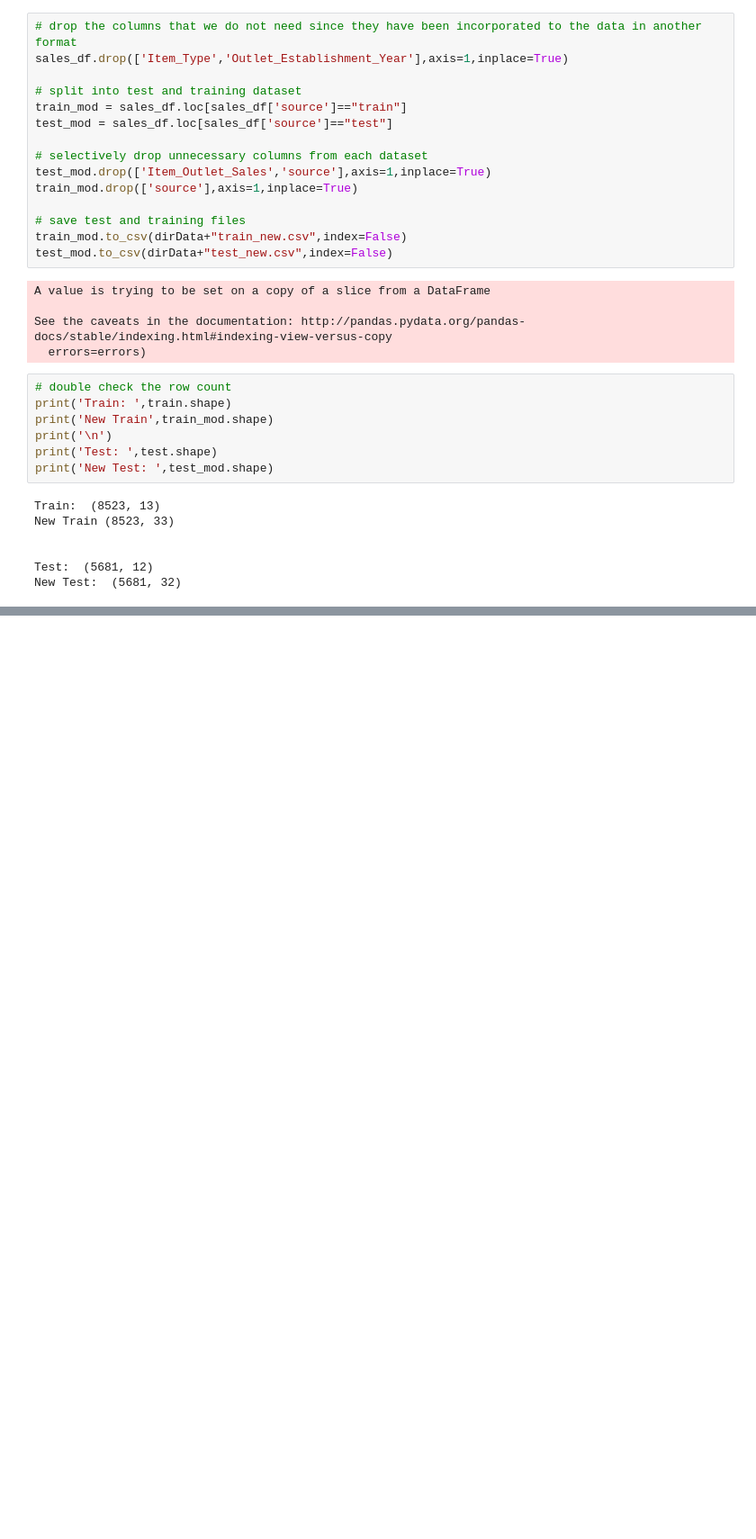
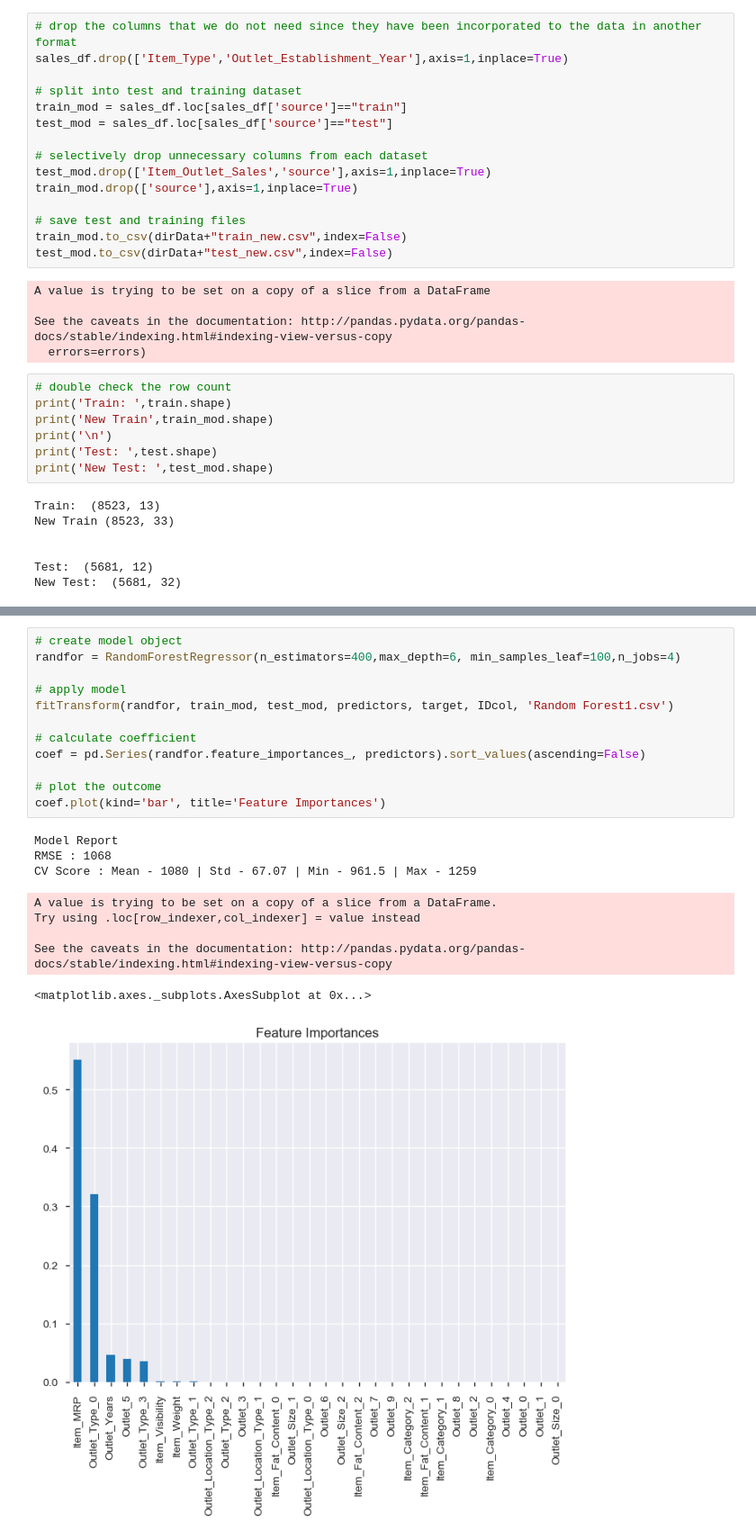
Before and after one commit to anirbanpalDSC/Bigmart-Product-Sales-Prediction, a Jupyter notebook: Big Mart Sales Prediction.ipynb, the cells around one changed output, grey strips where cells are left out. Shown: that part at 90% size. Cells and saved outputs as stored; diff of their text form; blank space fills up the shorter version.

```diff
--- a/Big Mart Sales Prediction.ipynb
+++ b/Big Mart Sales Prediction.ipynb
@@ -447,0 +458,22 @@ dict_keys(['explained_variance', 'r2', 'neg_median_absolute_error', 'neg_mean_ab
+# %%
+# create model object
+randfor = RandomForestRegressor(n_estimators=400,max_depth=6, min_samples_leaf=100,n_jobs=4)
+
+# apply model
+fitTransform(randfor, train_mod, test_mod, predictors, target, IDcol, 'Random Forest1.csv')
+
+# calculate coefficient
+coef = pd.Series(randfor.feature_importances_, predictors).sort_values(ascending=False)
+
+# plot the outcome
+coef.plot(kind='bar', title='Feature Importances')
+# %% [output]
+Model Report
+RMSE : 1068
+CV Score : Mean - 1080 | Std - 67.07 | Min - 961.5 | Max - 1259
+A value is trying to be set on a copy of a slice from a DataFrame.
+Try using .loc[row_indexer,col_indexer] = value instead
+
+See the caveats in the documentation: http://pandas.pydata.org/pandas-docs/stable/indexing.html#indexing-view-versus-copy
+<matplotlib.axes._subplots.AxesSubplot at 0x...>
+[figure, added]
```
Also changed, not shown: parts of 10 cells of this notebook.
